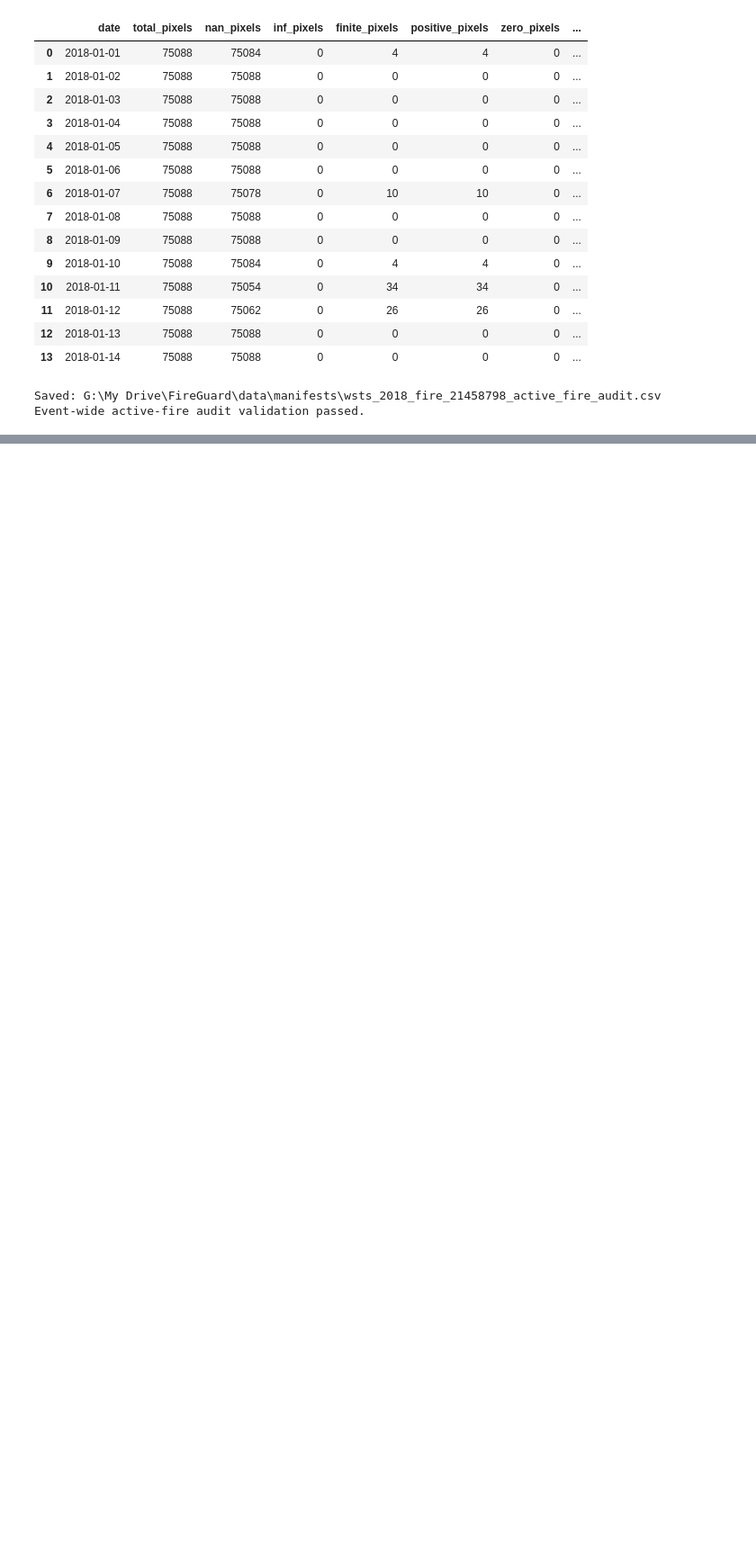
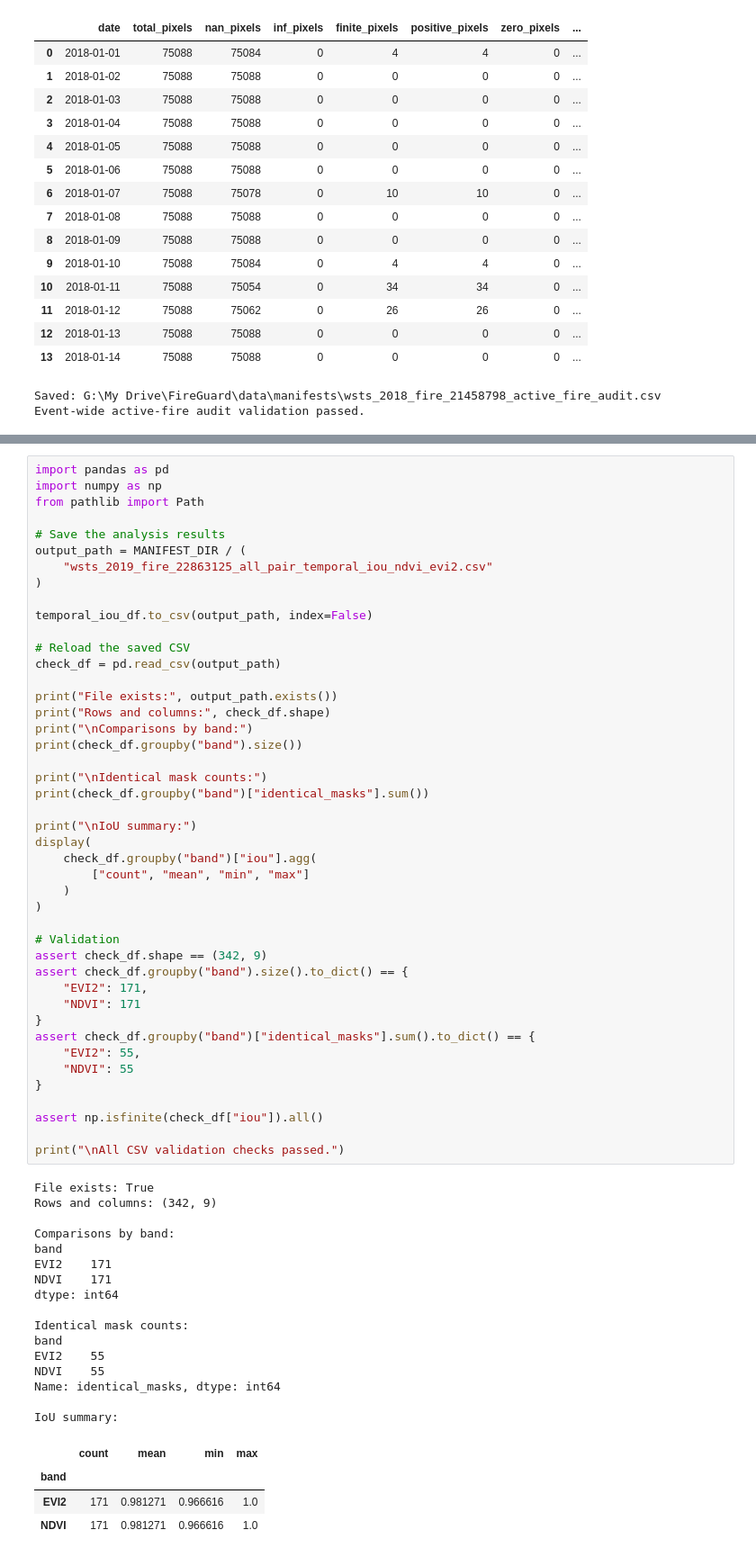
Before and after one commit to TheCodeCipher/fireguard, a Jupyter notebook: notebooks/wsts_eda.ipynb, the cells around one changed output, grey strips where cells are left out. Shown at 90% size. Cells and saved outputs as stored; diff of their text form; blank space fills up the shorter version.

```diff
--- a/notebooks/wsts_eda.ipynb
+++ b/notebooks/wsts_eda.ipynb
@@ -3788,0 +3988,65 @@ Event-wide active-fire audit validation passed.
+# %%
+import pandas as pd
+import numpy as np
+from pathlib import Path
+
+# Save the analysis results
+output_path = MANIFEST_DIR / (
+    "wsts_2019_fire_22863125_all_pair_temporal_iou_ndvi_evi2.csv"
+)
+
+temporal_iou_df.to_csv(output_path, index=False)
+
+# Reload the saved CSV
+check_df = pd.read_csv(output_path)
+
+print("File exists:", output_path.exists())
+print("Rows and columns:", check_df.shape)
+print("\nComparisons by band:")
+print(check_df.groupby("band").size())
+
+print("\nIdentical mask counts:")
+print(check_df.groupby("band")["identical_masks"].sum())
+
+print("\nIoU summary:")
+display(
+    check_df.groupby("band")["iou"].agg(
+        ["count", "mean", "min", "max"]
+    )
+)
+
+# Validation
+assert check_df.shape == (342, 9)
+assert check_df.groupby("band").size().to_dict() == {
+    "EVI2": 171,
+    "NDVI": 171
+}
+assert check_df.groupby("band")["identical_masks"].sum().to_dict() == {
+    "EVI2": 55,
+    "NDVI": 55
+}
+
+assert np.isfinite(check_df["iou"]).all()
+
+print("\nAll CSV validation checks passed.")
+# %% [output]
+File exists: True
+Rows and columns: (342, 9)
+
+Comparisons by band:
+band
+EVI2    171
+NDVI    171
+dtype: int64
+
+Identical mask counts:
+band
+EVI2    55
+NDVI    55
+Name: identical_masks, dtype: int64
+
+IoU summary:
+|  | count | mean | min | max |
+| band |  |  |  |  |
+| EVI2 | 171 | 0.981271 | 0.966616 | 1.0 |
+| NDVI | 171 | 0.981271 | 0.966616 | 1.0 |
```
Also changed, not shown: parts of 11 cells of this notebook, 1 other file.
